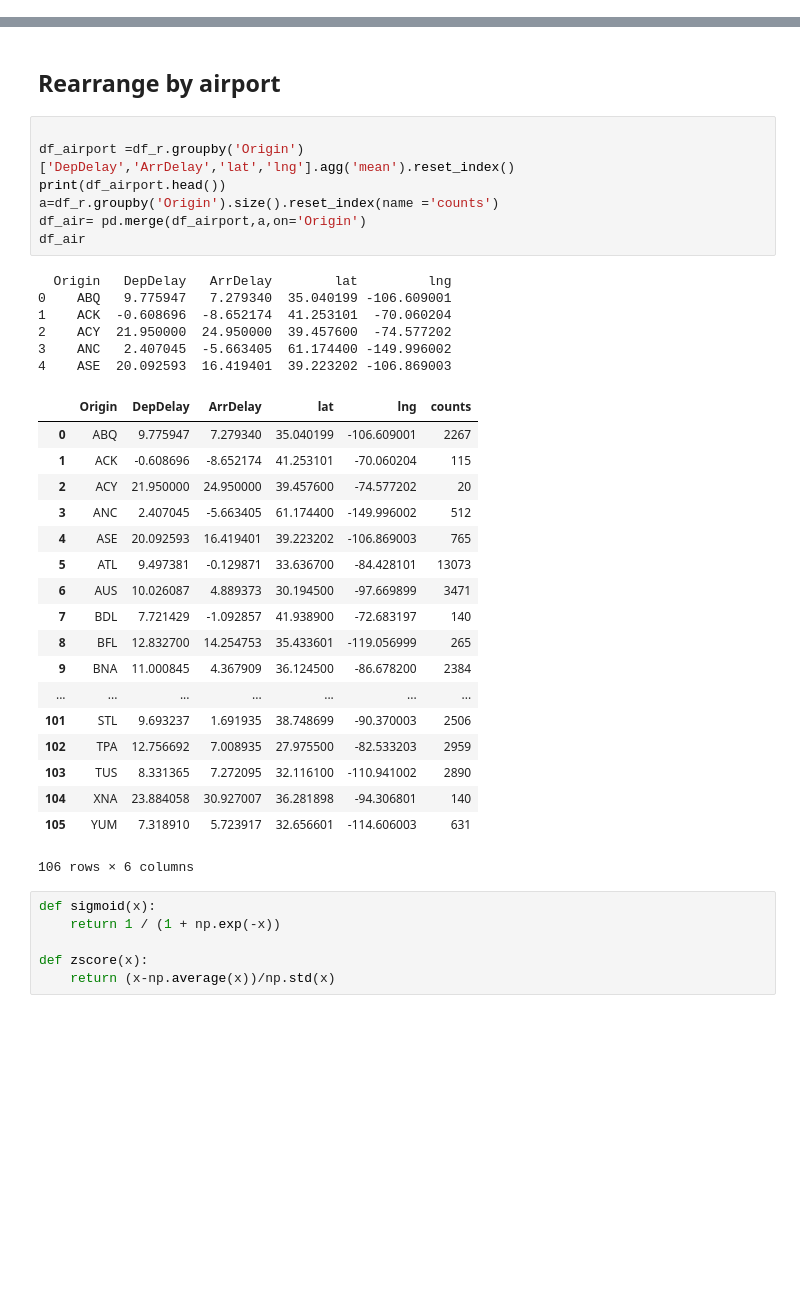
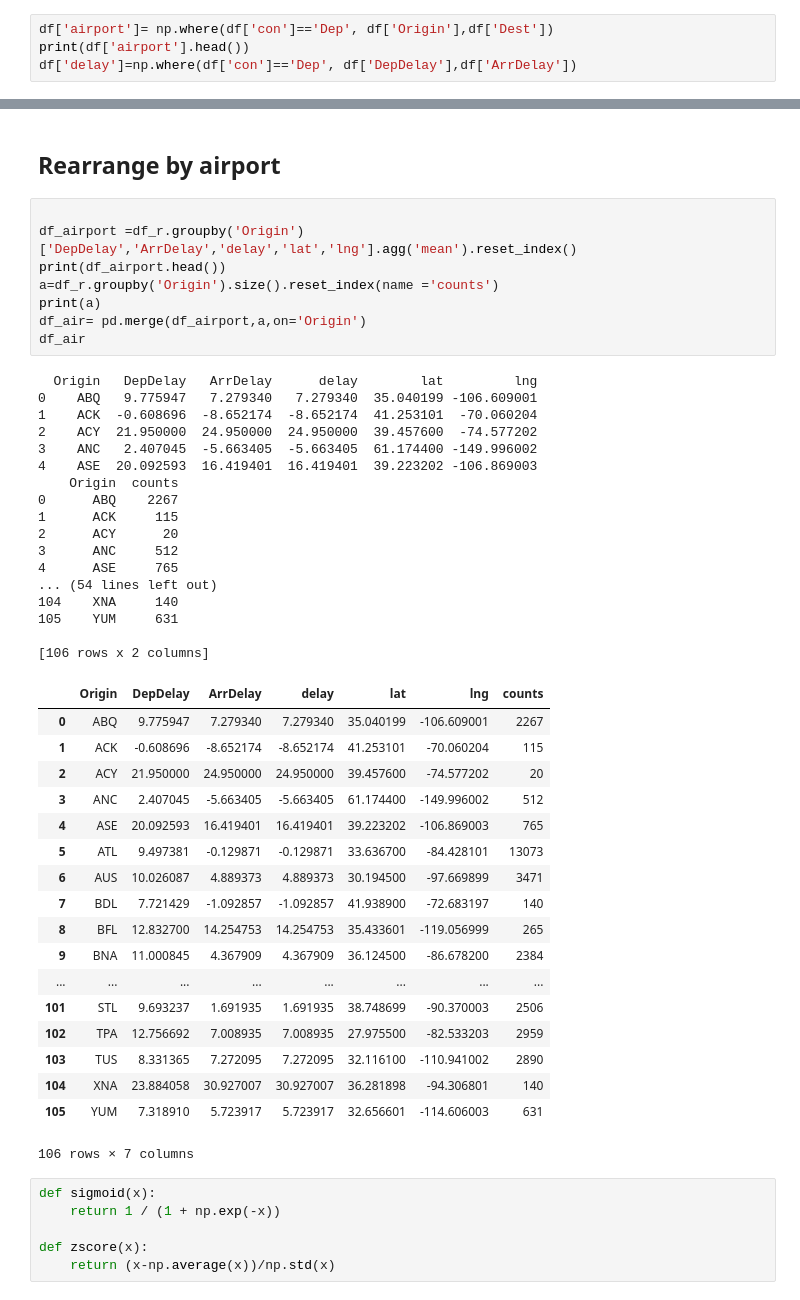
Before and after one commit to jukwan/airport2017, a Jupyter notebook: Mapping Airports and flights.ipynb, the cells around one changed output, grey strips where cells are left out. Saved outputs shown, nothing was run; the diff lists cells and outputs as text; blank space fills up the shorter version.

```diff
--- a/Mapping Airports and flights.ipynb
+++ b/Mapping Airports and flights.ipynb
@@ -55,3 +55,7 @@ df_aux.head()
 # %%
 df= pd.read_csv(path+'\\cleaned_data\\prepared_data.csv', parse_dates=['time','S_Dep_time','S_Arr_time'])
 #parse data help the conversion string to datetime dtype.
+# %%
+df['airport']= np.where(df['con']=='Dep', df['Origin'],df['Dest'])
+print(df['airport'].head())
+df['delay']=np.where(df['con']=='Dep', df['DepDelay'],df['ArrDelay'])
@@ -71,36 +82,48 @@ df_r.head(3)
 ## Rearrange by airport
 # %%
 
-df_airport =df_r.groupby('Origin')['DepDelay','ArrDelay','lat','lng'].agg('mean').reset_index()
+df_airport =df_r.groupby('Origin')['DepDelay','ArrDelay','delay','lat','lng'].agg('mean').reset_index()
 print(df_airport.head())
 a=df_r.groupby('Origin').size().reset_index(name ='counts')
+print(a)
 df_air= pd.merge(df_airport,a,on='Origin')
 df_air
 # %% [output]
-  Origin   DepDelay   ArrDelay        lat         lng
-0    ABQ   9.775947   7.279340  35.040199 -106.609001
-1    ACK  -0.608696  -8.652174  41.253101  -70.060204
-2    ACY  21.950000  24.950000  39.457600  -74.577202
-3    ANC   2.407045  -5.663405  61.174400 -149.996002
-4    ASE  20.092593  16.419401  39.223202 -106.869003
+  Origin   DepDelay   ArrDelay      delay        lat         lng
+0    ABQ   9.775947   7.279340   7.279340  35.040199 -106.609001
+1    ACK  -0.608696  -8.652174  -8.652174  41.253101  -70.060204
+2    ACY  21.950000  24.950000  24.950000  39.457600  -74.577202
+3    ANC   2.407045  -5.663405  -5.663405  61.174400 -149.996002
+4    ASE  20.092593  16.419401  16.419401  39.223202 -106.869003
+    Origin  counts
+0      ABQ    2267
+1      ACK     115
+2      ACY      20
+3      ANC     512
+4      ASE     765
+... (54 lines left out)
+104    XNA     140
+105    YUM     631
+
+[106 rows x 2 columns]
-|  | Origin | DepDelay | ArrDelay | lat | lng | counts |
-| 0 | ABQ | 9.775947 | 7.279340 | 35.040199 | -106.609001 | 2267 |
-| 1 | ACK | -0.608696 | -8.652174 | 41.253101 | -70.060204 | 115 |
-| 2 | ACY | 21.950000 | 24.950000 | 39.457600 | -74.577202 | 20 |
-| 3 | ANC | 2.407045 | -5.663405 | 61.174400 | -149.996002 | 512 |
-| 4 | ASE | 20.092593 | 16.419401 | 39.223202 | -106.869003 | 765 |
-| 5 | ATL | 9.497381 | -0.129871 | 33.636700 | -84.428101 | 13073 |
-| 6 | AUS | 10.026087 | 4.889373 | 30.194500 | -97.669899 | 3471 |
-| 7 | BDL | 7.721429 | -1.092857 | 41.938900 | -72.683197 | 140 |
-| 8 | BFL | 12.832700 | 14.254753 | 35.433601 | -119.056999 | 265 |
-| 9 | BNA | 11.000845 | 4.367909 | 36.124500 | -86.678200 | 2384 |
-| ... | ... | ... | ... | ... | ... | ... |
-| 101 | STL | 9.693237 | 1.691935 | 38.748699 | -90.370003 | 2506 |
-| 102 | TPA | 12.756692 | 7.008935 | 27.975500 | -82.533203 | 2959 |
-| 103 | TUS | 8.331365 | 7.272095 | 32.116100 | -110.941002 | 2890 |
-| 104 | XNA | 23.884058 | 30.927007 | 36.281898 | -94.306801 | 140 |
-| 105 | YUM | 7.318910 | 5.723917 | 32.656601 | -114.606003 | 631 |
+|  | Origin | DepDelay | ArrDelay | delay | lat | lng | counts |
+| 0 | ABQ | 9.775947 | 7.279340 | 7.279340 | 35.040199 | -106.609001 | 2267 |
+| 1 | ACK | -0.608696 | -8.652174 | -8.652174 | 41.253101 | -70.060204 | 115 |
+| 2 | ACY | 21.950000 | 24.950000 | 24.950000 | 39.457600 | -74.577202 | 20 |
+| 3 | ANC | 2.407045 | -5.663405 | -5.663405 | 61.174400 | -149.996002 | 512 |
+| 4 | ASE | 20.092593 | 16.419401 | 16.419401 | 39.223202 | -106.869003 | 765 |
+| 5 | ATL | 9.497381 | -0.129871 | -0.129871 | 33.636700 | -84.428101 | 13073 |
+| 6 | AUS | 10.026087 | 4.889373 | 4.889373 | 30.194500 | -97.669899 | 3471 |
+| 7 | BDL | 7.721429 | -1.092857 | -1.092857 | 41.938900 | -72.683197 | 140 |
+| 8 | BFL | 12.832700 | 14.254753 | 14.254753 | 35.433601 | -119.056999 | 265 |
+| 9 | BNA | 11.000845 | 4.367909 | 4.367909 | 36.124500 | -86.678200 | 2384 |
+| ... | ... | ... | ... | ... | ... | ... | ... |
+| 101 | STL | 9.693237 | 1.691935 | 1.691935 | 38.748699 | -90.370003 | 2506 |
+| 102 | TPA | 12.756692 | 7.008935 | 7.008935 | 27.975500 | -82.533203 | 2959 |
+| 103 | TUS | 8.331365 | 7.272095 | 7.272095 | 32.116100 | -110.941002 | 2890 |
+| 104 | XNA | 23.884058 | 30.927007 | 30.927007 | 36.281898 | -94.306801 | 140 |
+| 105 | YUM | 7.318910 | 5.723917 | 5.723917 | 32.656601 | -114.606003 | 631 |
-106 rows × 6 columns
+106 rows × 7 columns
 # %%
 def sigmoid(x):
     return 1 / (1 + np.exp(-x))
```
Also changed, not shown: parts of 4 cells of this notebook, 2 other files.
